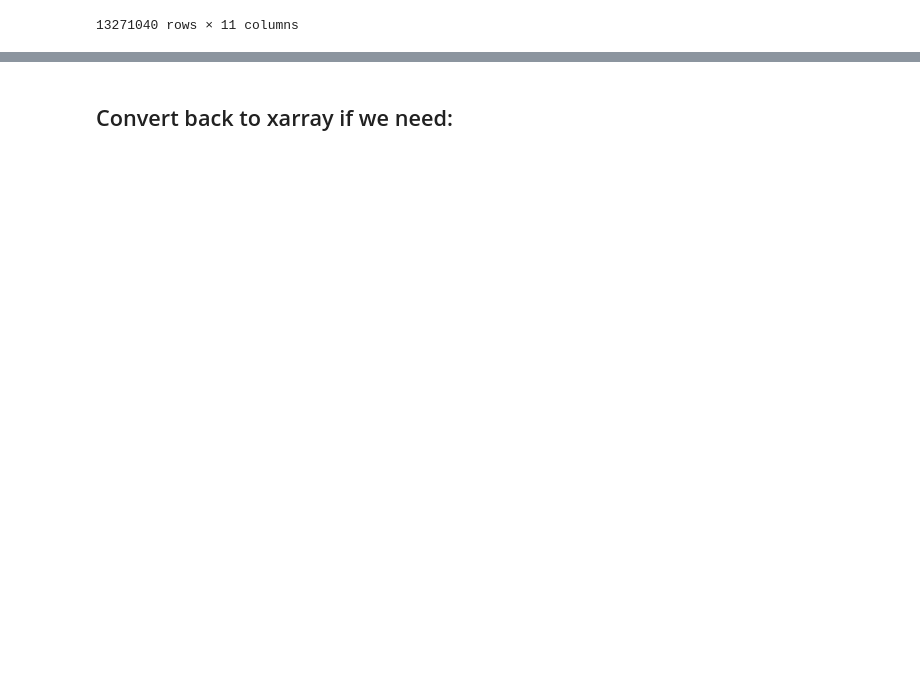
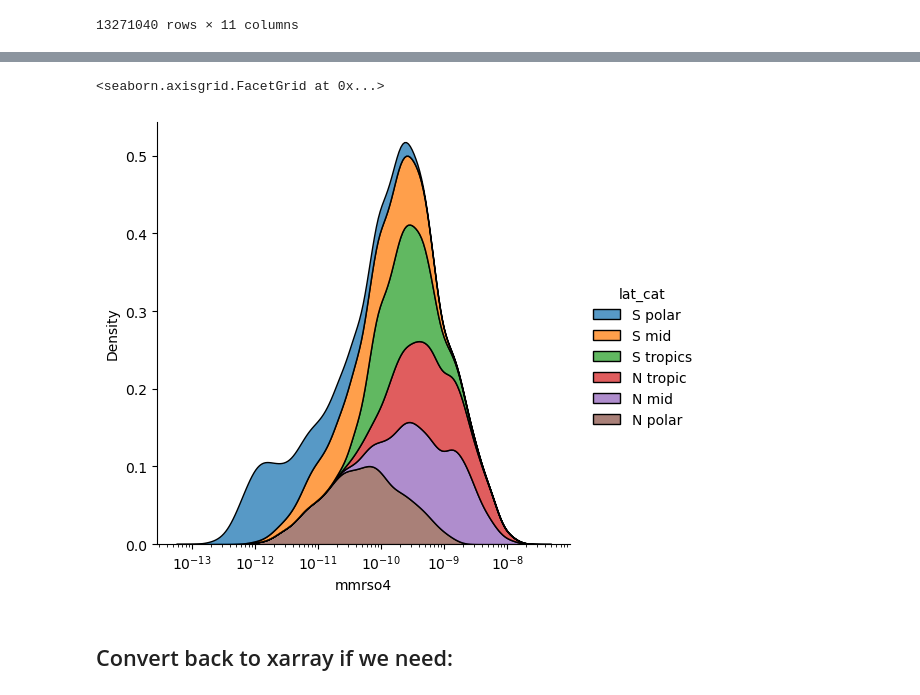
Before and after one commit to MetOs-UiO/eScience2024, a Jupyter notebook: docs/learning/notebooks/some-xarray-pandas-presentation_Sara.ipynb, the cells around one changed output, grey strips where cells are left out. Cells and saved outputs as stored; diff of their text form; code cells hidden in the pictures; blank space fills up the shorter version.

```diff
--- a/docs/learning/notebooks/some-xarray-pandas-presentation_Sara.ipynb
+++ b/docs/learning/notebooks/some-xarray-pandas-presentation_Sara.ipynb
@@ -916,11 +952,14 @@ sns.boxenplot(x="hurs_cat", y="mmrso4",
 # %%
 sns.displot(x="mmrso4",
             hue='lat_cat',
             log_scale=True,
             kind='kde',
-            data=df_ri,
+            data=df_ri.sample(n=20000),
             multiple="stack"
            )
+# %% [output]
+<seaborn.axisgrid.FacetGrid at 0x...>
+[figure, added]
 # %% [markdown]
 ## Convert back to xarray if we need:
 # %%
```
Also changed, not shown: parts of 8 cells of this notebook.
